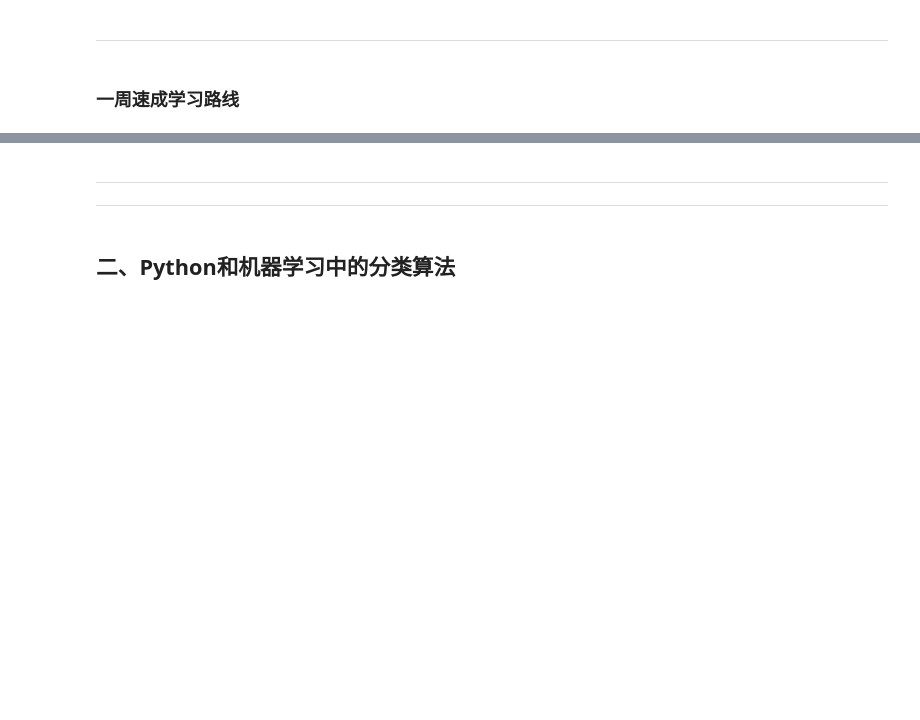
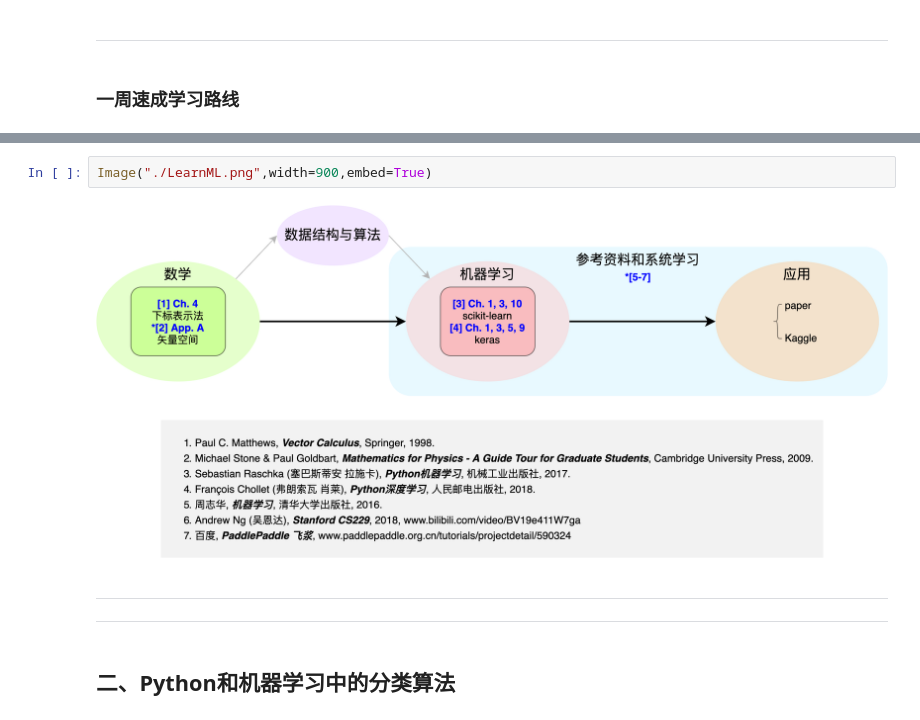
Before and after one commit to zfphys/Group-Meeting-Lectures, a Jupyter notebook: 解剖机器学习.ipynb, the cells around one changed output, grey strips where cells are left out. Drawn from its saved outputs; the diff is of its cells as text; blank space fills up the shorter version.

```diff
--- a/解剖机器学习.ipynb
+++ b/解剖机器学习.ipynb
@@ -54,3 +59,7 @@
+# %%
+Image("./LearnML.png",width=900,embed=True)
+# %% [output]
+[figure, added]
 # %% [markdown]
 ---
 
```
Also changed, not shown: parts of 16 cells of this notebook, 1 other file.
